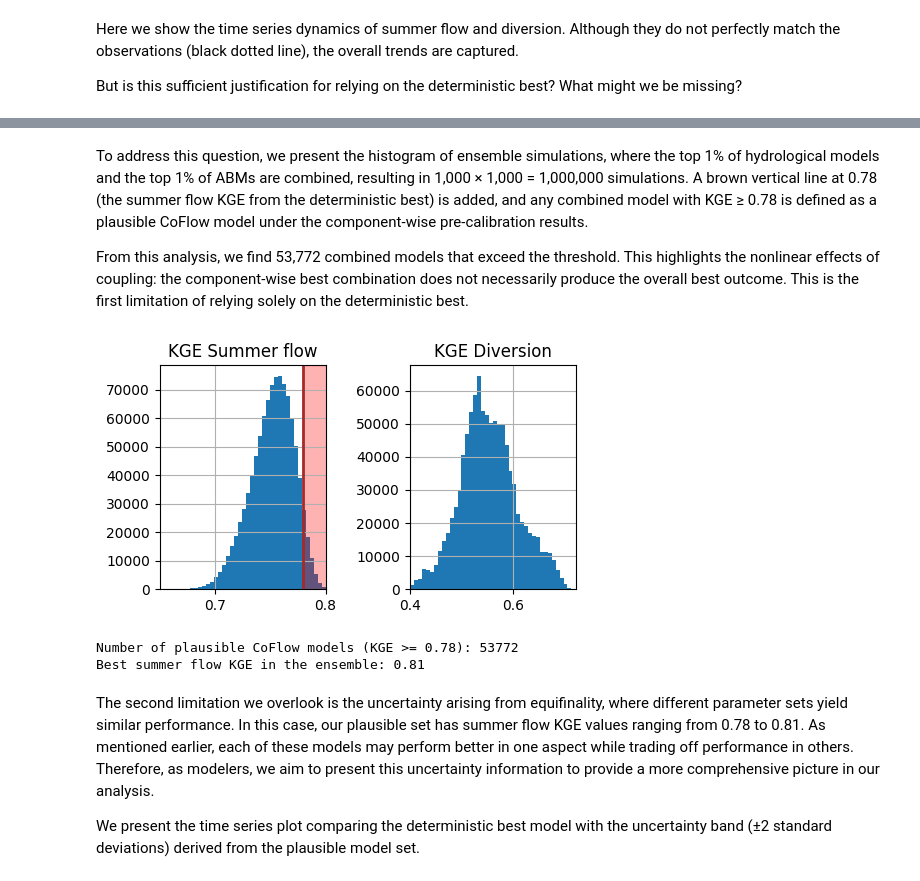
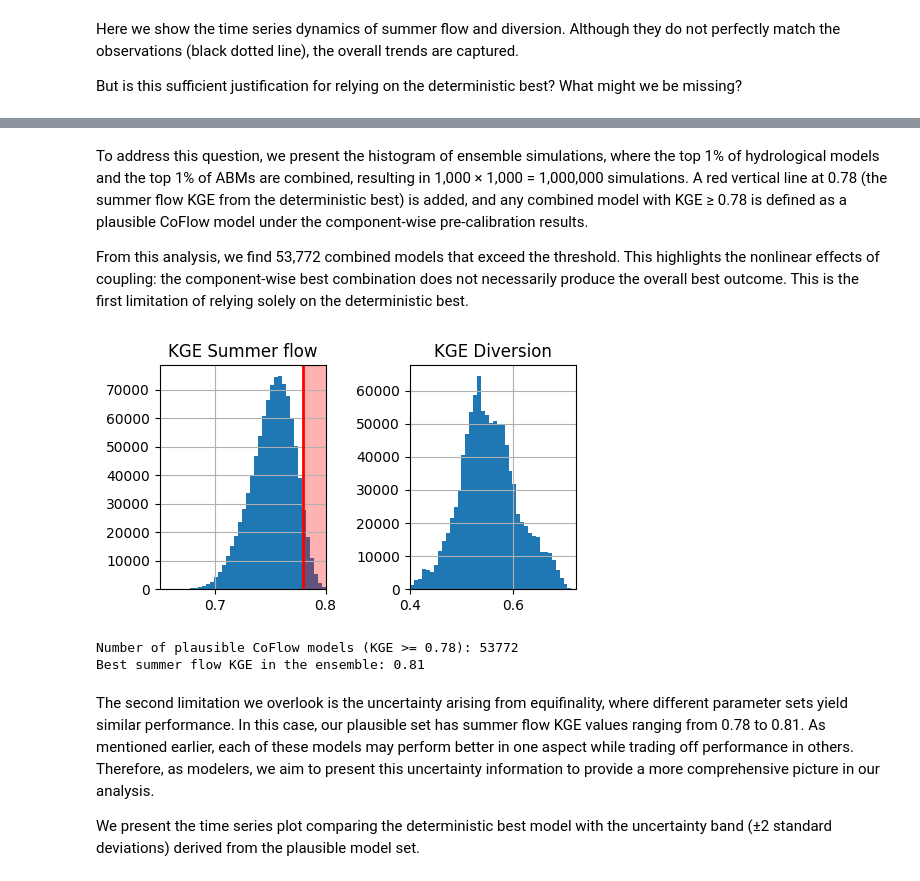
Before and after one commit to cylin928/PreCalibration-CoFlow, a Jupyter notebook: precalibration.ipynb, the cells around one changed output, grey strips where cells are left out. Saved outputs shown, nothing was run; the diff lists cells and outputs as text; code cells hidden in the pictures.

```diff
--- a/precalibration.ipynb
+++ b/precalibration.ipynb
@@ -552,34 +585,34 @@ plt.show()
 # %% [markdown]
-To address this question, we present the histogram of ensemble simulations, where the top 1% of hydrological models and the top 1% of ABMs are combined, resulting in 1,000 × 1,000 = 1,000,000 simulations. A brown vertical line at 0.78 (the summer flow KGE from the deterministic best) is added, and any combined model with KGE ≥ 0.78 is defined as a plausible CoFlow model under the component-wise pre-calibration results.
+To address this question, we present the histogram of ensemble simulations, where the top 1% of hydrological models and the top 1% of ABMs are combined, resulting in 1,000 × 1,000 = 1,000,000 simulations. A red vertical line at 0.78 (the summer flow KGE from the deterministic best) is added, and any combined model with KGE ≥ 0.78 is defined as a plausible CoFlow model under the component-wise pre-calibration results.
 
 From this analysis, we find 53,772 combined models that exceed the threshold. This highlights the nonlinear effects of coupling: the component-wise best combination does not necessarily produce the overall best outcome. This is the first limitation of relying solely on the deterministic best.
 # %%
 folder = "component_wise_precalibration_hyabm"
 df_ensemble = read_parquet(pn.get(folder, "output", "component_wise_precalibration_hyabm_135347_metrics.parquet"))
 
 fig, axes = plt.subplots(nrows=1, ncols=2, figsize=(5, 3))
 
 df_ensemble[["KGE_G(789)", "KGE_Div"]].hist(bins=50, ax=axes)
 
 ax = axes[0]
 ax.set_title("KGE Summer flow")
-ax.axvline(0.78, c="brown", lw=2, label="Deterministic best")
+ax.axvline(0.78, c="red", lw=2, label="Deterministic best")
 ax.axvspan(0.78, ax.get_xlim()[1], color='red', alpha=0.3)  # shaded region
 ax.set_xlim((0.65, 0.8))
 
 ax = axes[1]
 ax.set_title("KGE Diversion")
 #ax.axvline(0.6, c="r")
 #ax.axvspan(0.6, ax.get_xlim()[1], color='red', alpha=0.3)  # shaded region
 ax.set_xlim((0.4, 0.72))
 
 plt.tight_layout()
 plt.show()
 
 print("Number of plausible CoFlow models (KGE >= 0.78):", sum(df_ensemble["KGE_G(789)"] >= 0.78))
 print("Best summer flow KGE in the ensemble:", round(df_ensemble["KGE_G(789)"].max(), 2))
 # %% [output]
-[figure, old version]
+[figure, new version]
 Number of plausible CoFlow models (KGE >= 0.78): 53772
 Best summer flow KGE in the ensemble: 0.81
 # %% [markdown]
```
Also changed, not shown: parts of 17 cells of this notebook, 2 other files.
